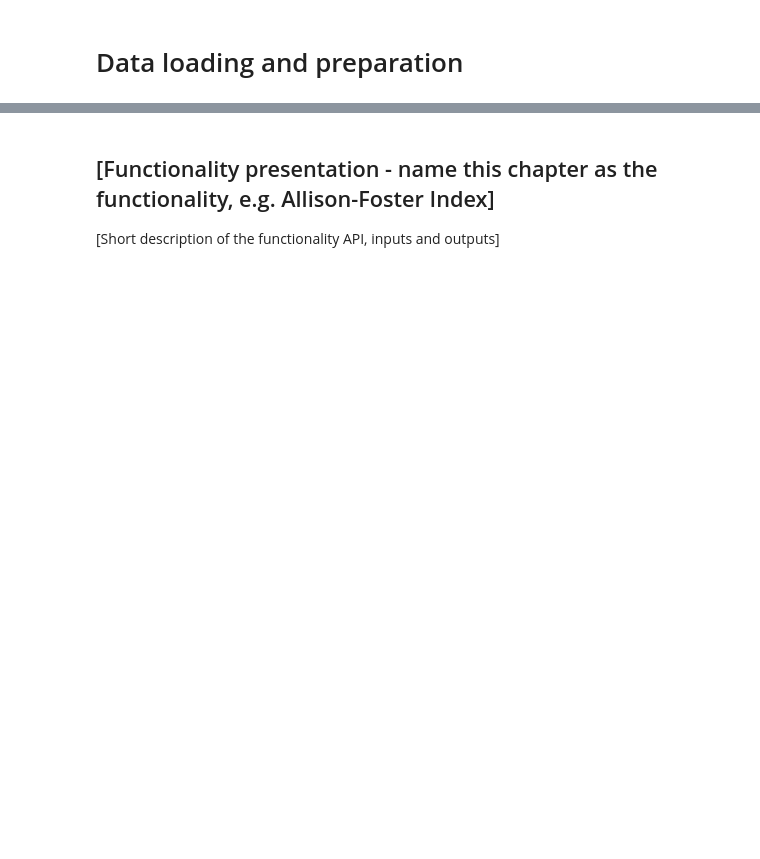
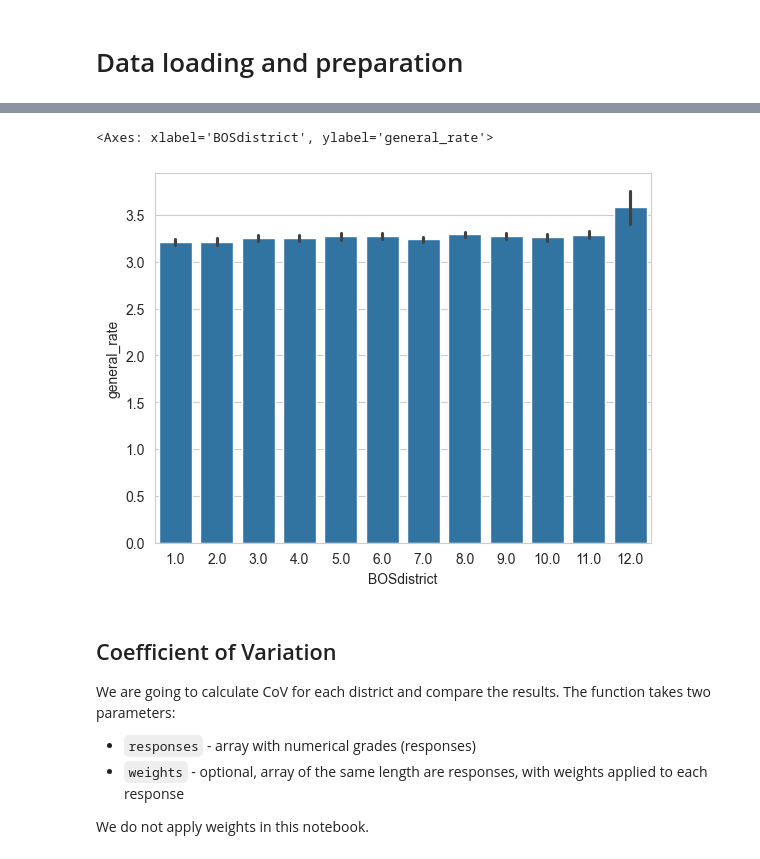
Before and after one commit to hs3city/surveypie, a Jupyter notebook: dev-notebooks/coefficient-of-variation.ipynb, the cells around one changed output, grey strips where cells are left out. Saved outputs shown, nothing was run; the diff lists cells and outputs as text; code cells hidden in the pictures; blank space fills up the shorter version.

Commit message:
[dev] added coefficient of variation tutorial

```diff
--- a/dev-notebooks/coefficient-of-variation.ipynb
+++ b/dev-notebooks/coefficient-of-variation.ipynb
@@ -23,6 +86,16 @@
+# %%
+sns.barplot(data=df, y='general_rate', x='BOSdistrict')
+# %% [output]
+<Axes: xlabel='BOSdistrict', ylabel='general_rate'>
+[figure, added]
 # %% [markdown]
-## [Functionality presentation - name this chapter as the functionality, e.g. Allison-Foster Index]
+## Coefficient of Variation
 
-[Short description of the functionality API, inputs and outputs]
+We are going to calculate CoV for each district and compare the results. The function takes two parameters:
+
+- `responses` - array with numerical grades (responses)
+- `weights` - optional, array of the same length are responses, with weights applied to each response
+
+We do not apply weights in this notebook.
 # %%
 # Statistics and calculations
```
Also changed, not shown: parts of 10 cells of this notebook, 1 other file.
